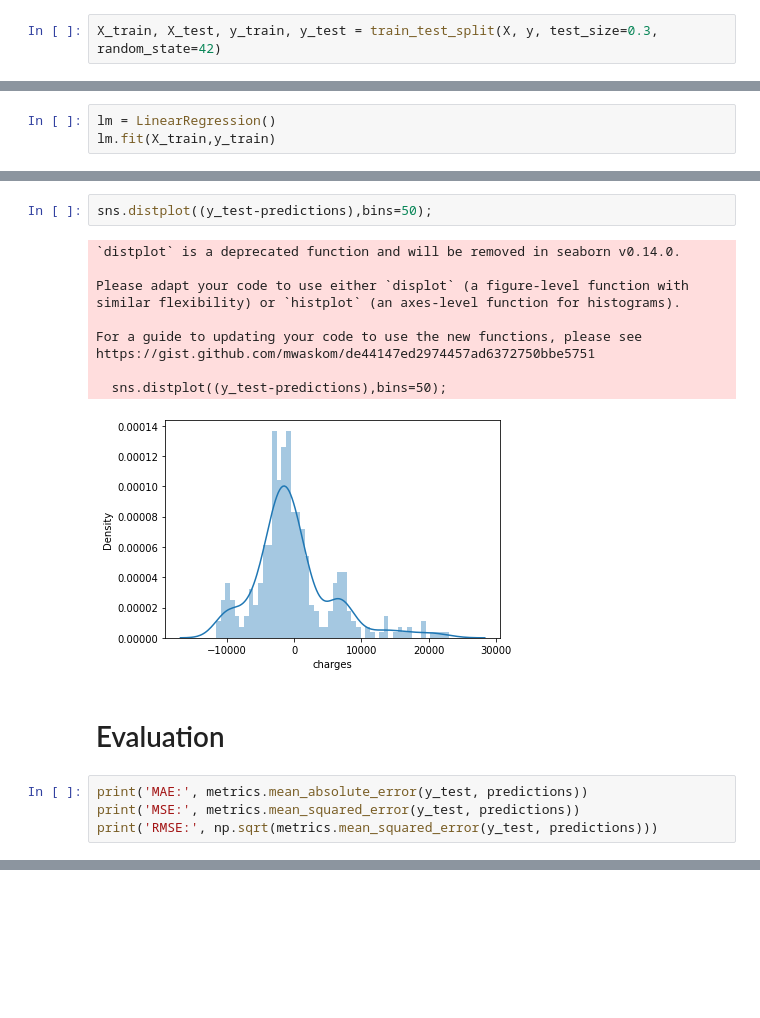
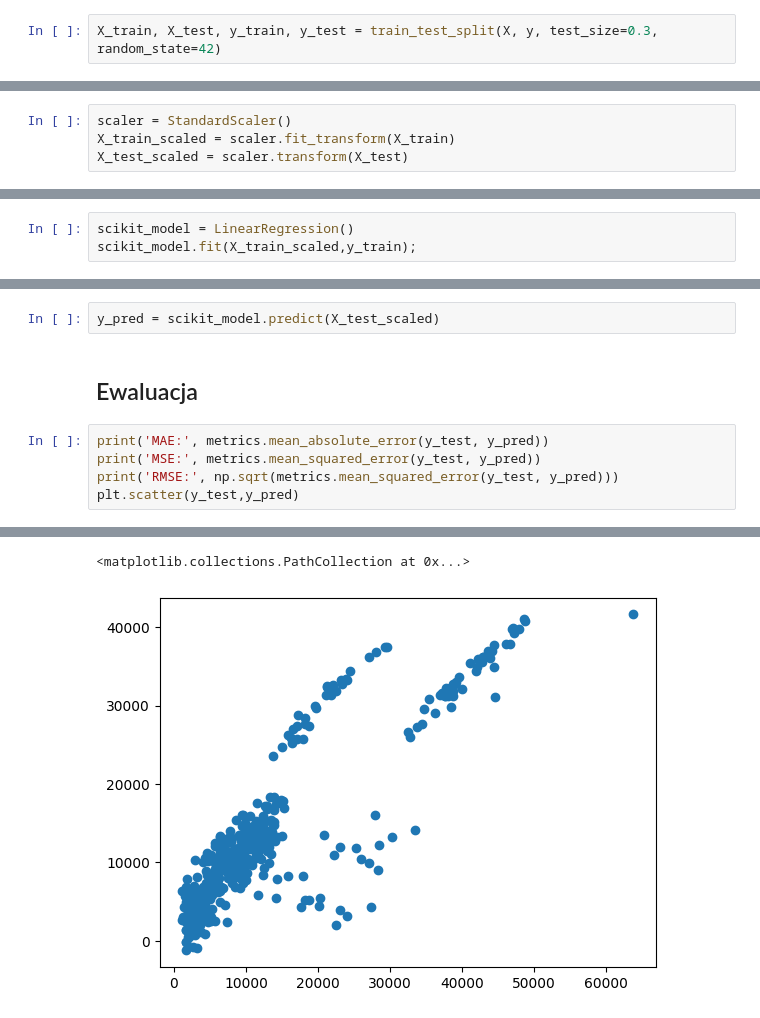
Before and after one commit to Damianoo00/sgh_python, a Jupyter notebook: 10-Homework_3/homework_3.ipynb, the cells around one changed output, grey strips where cells are left out. Drawn from its saved outputs; the diff is of its cells as text; blank space fills up the shorter version.

```diff
--- a/10-Homework_3/homework_3.ipynb
+++ b/10-Homework_3/homework_3.ipynb
@@ -126,0 +151,4 @@ X_train, X_test, y_train, y_test = train_test_split(X, y, test_size=0.3, random_
+# %%
+scaler = StandardScaler()
+X_train_scaled = scaler.fit_transform(X_train)
+X_test_scaled = scaler.transform(X_test)
@@ -127,3 +187,3 @@ X_train, X_test, y_train, y_test = train_test_split(X, y, test_size=0.3, random_
 # %%
-lm = LinearRegression()
-lm.fit(X_train,y_train)
+scikit_model = LinearRegression()
+scikit_model.fit(X_train_scaled,y_train);
@@ -144,20 +192,10 @@ plt.scatter(y_test,predictions)
-# %%
-sns.distplot((y_test-predictions),bins=50);
-# %% [output]
-`distplot` is a deprecated function and will be removed in seaborn v0.14.0.
-
-Please adapt your code to use either `displot` (a figure-level function with
-similar flexibility) or `histplot` (an axes-level function for histograms).
-
-For a guide to updating your code to use the new functions, please see
-https://gist.github.com/mwaskom/de44147ed2974457ad6372750bbe5751
-
-  sns.distplot((y_test-predictions),bins=50);
-[figure, removed]
+# %%
+y_pred = scikit_model.predict(X_test_scaled)
 # %% [markdown]
-# Evaluation
+## Ewaluacja
 # %%
-print('MAE:', metrics.mean_absolute_error(y_test, predictions))
-print('MSE:', metrics.mean_squared_error(y_test, predictions))
-print('RMSE:', np.sqrt(metrics.mean_squared_error(y_test, predictions)))
+print('MAE:', metrics.mean_absolute_error(y_test, y_pred))
+print('MSE:', metrics.mean_squared_error(y_test, y_pred))
+print('RMSE:', np.sqrt(metrics.mean_squared_error(y_test, y_pred)))
+plt.scatter(y_test,y_pred)
 # %% [output]
@@ -165,2 +203,4 @@ MAE: 4203.57998268399
 MSE: 34382251.77765592
 RMSE: 5863.638100842848
+<matplotlib.collections.PathCollection at 0x...>
+[figure, added]
```
Also changed, not shown: parts of 34 cells of this notebook.
